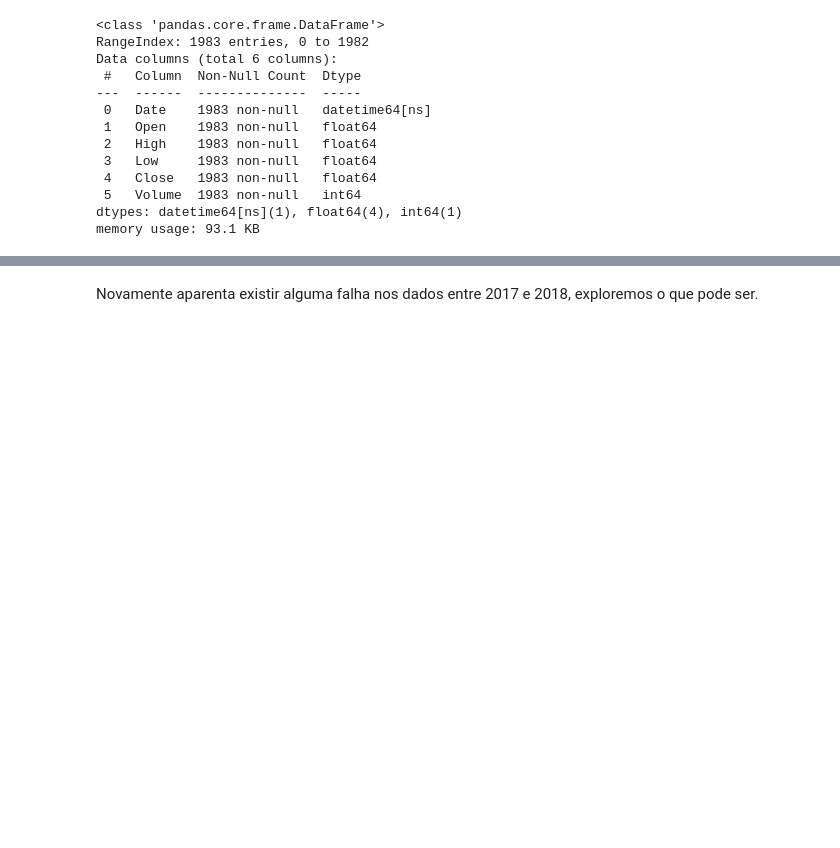
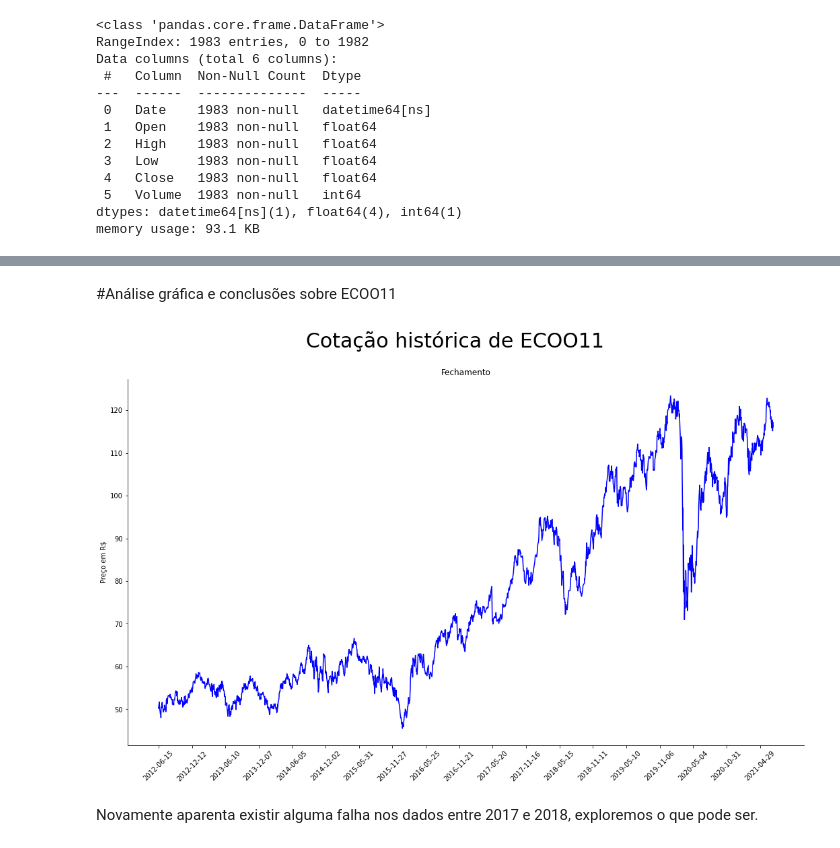
Before and after one commit to EnzoGolfetti/praticas_python, a Jupyter notebook: ECOO11_an_Analysis.ipynb, the cells around one changed output, grey strips where cells are left out. Saved outputs shown, nothing was run; the diff lists cells and outputs as text; code cells hidden in the pictures; blank space fills up the shorter version.

```diff
--- a/ECOO11_an_Analysis.ipynb
+++ b/ECOO11_an_Analysis.ipynb
@@ -165,3 +223,18 @@ sns.lineplot(data=dados, x='date', y='open')
+# %% [markdown]
+#Análise gráfica e conclusões sobre ECOO11
+# %%
+plt.figure(figsize=(18,10))
+ax = sns.lineplot(data=dados, x='date', y='close', color='blue', alpha=3)
+ax.set_xlabel(None)
+ax.set_ylabel('Preço em R$')
+ax.set_title('Fechamento')
+ax.xaxis.set_major_locator(ticker.IndexLocator(base=180, offset=0))
+ax.tick_params('x', rotation=45)
+sns.despine()
+plt.suptitle('Cotação histórica de ECOO11', fontsize=30)
+plt.show()
+# %% [output]
+[figure, added]
 # %% [markdown]
 Novamente aparenta existir alguma falha nos dados entre 2017 e 2018, exploremos o que pode ser.
 # %%
```
Also changed, not shown: parts of 120 cells of this notebook.
